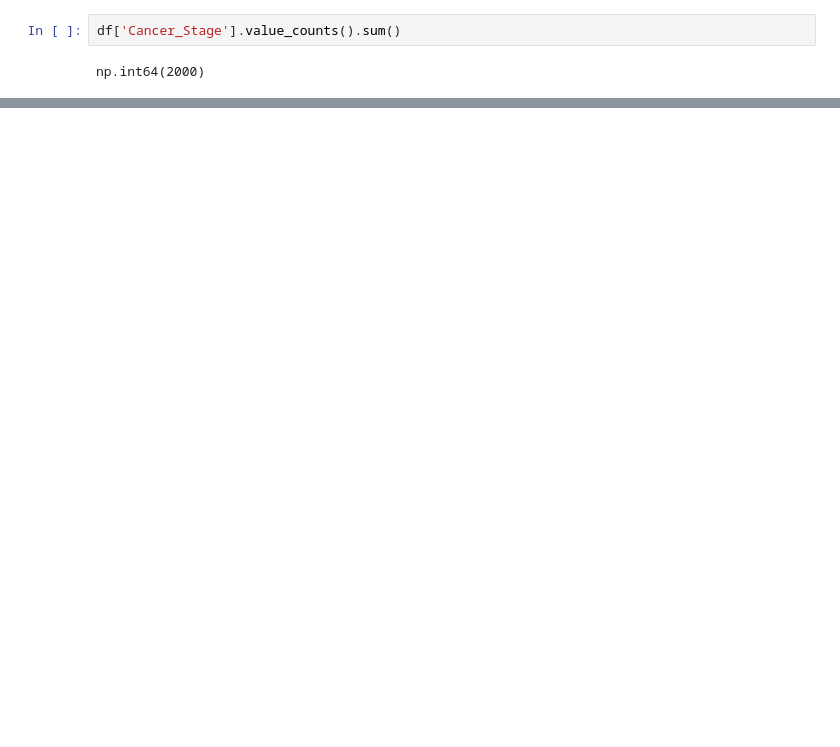
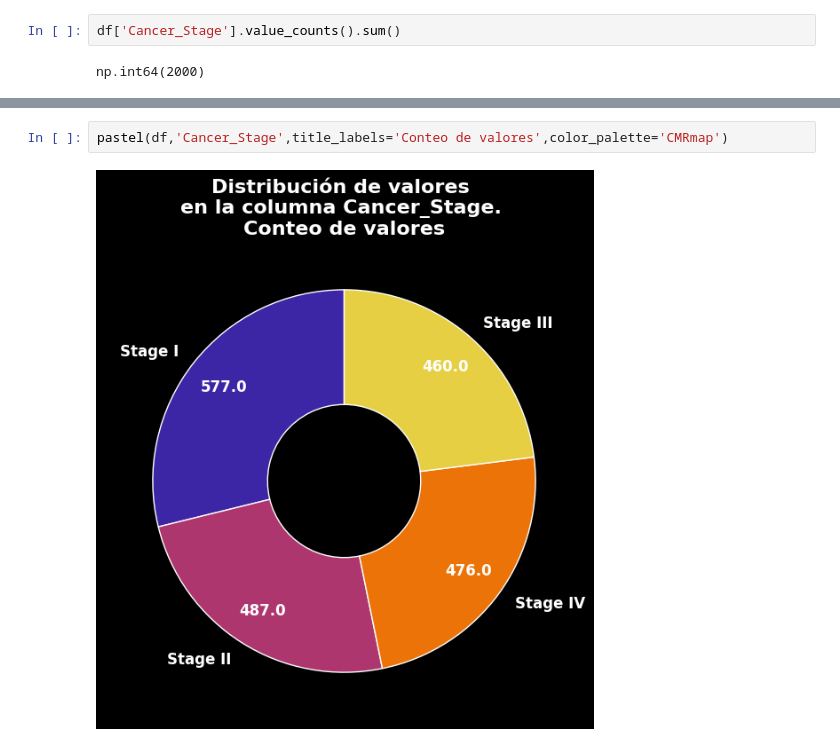
Before and after one commit to MiguelFigueroa02/MCPI_Student_Repo, a Jupyter notebook: courses/1-Semester/fundamentals of statistics/Projects/Notebooks/Estadística_Descriptiva_Visualización.ipynb, the cells around one changed output, grey strips where cells are left out. Drawn from its saved outputs; the diff is of its cells as text; blank space fills up the shorter version.

```diff
--- a/courses/1-Semester/fundamentals of statistics/Projects/Notebooks/Estadística_Descriptiva_Visualización.ipynb
+++ b/courses/1-Semester/fundamentals of statistics/Projects/Notebooks/Estadística_Descriptiva_Visualización.ipynb
@@ -560,0 +591,4 @@ pastel(df,'Cancer_Stage',normalize=True)
+# %%
+pastel(df,'Cancer_Stage',title_labels='Conteo de valores',color_palette='CMRmap')
+# %% [output]
+[figure, added]
```
Also changed, not shown: parts of 10 cells of this notebook.
